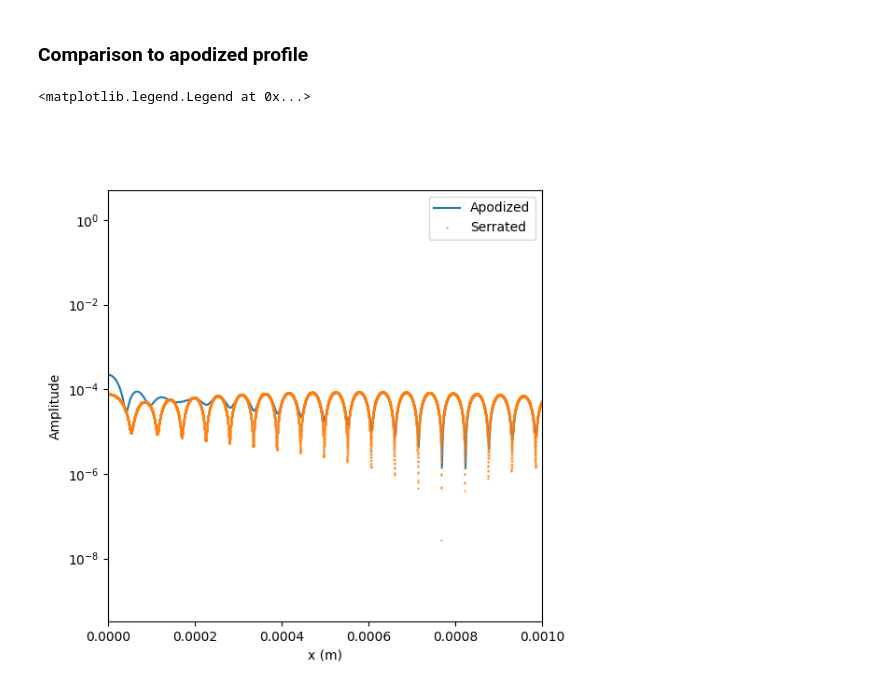
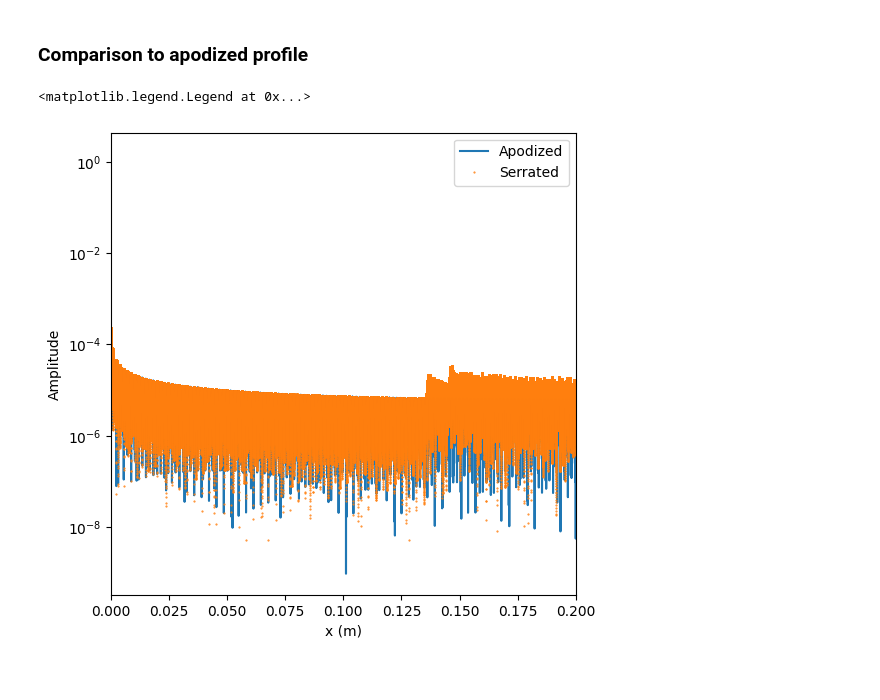
Before and after one commit to simon-prunet/polyFT, a Jupyter notebook: doFr.ipynb, the cells around one changed output. Saved outputs shown, nothing was run; the diff lists cells and outputs as text; code cells hidden in the pictures.

```diff
--- a/doFr.ipynb
+++ b/doFr.ipynb
@@ -215,21 +216,21 @@ mat_data = read_mat(matfile)
 x = mat_data['Axe']
 apodized = mat_data['FresnelAPOD'] # Linear apodization between 0.71 and 0.76 metres
 # Read serrated profile with same radius.
-npz_data = np.load('Serrated_Claude_radius_npetals_2048.npz')
+npz_data = np.load('Serrated_Claude_radius_npetals_8192.npz')
 xx = npz_data['arr_0'][:, 0]
 serrated = npz_data['arr_1']
 if (not np.allclose(x,xx)):
     raise ValueError("x and xx are not the same!")
 # %%
 fig, ax = plt.subplots(ncols=1, nrows=1, figsize=(6,6))
-ax.plot(x[0:10000], np.abs(apodized[0:10000]), label='Apodized')
-ax.plot(xx[0:10000], np.abs(serrated[0:10000]), '.',label='Serrated',markersize=1)
+ax.plot(x, np.abs(apodized), label='Apodized')
+ax.plot(xx, np.abs(serrated), '.',label='Serrated',markersize=1)
 ax.set_yscale('log')
 ax.set_xlabel('x (m)')
 ax.set_ylabel('Amplitude')
-ax.set_xlim([0.0, 0.001])
+ax.set_xlim([0., 0.20])
 ax.legend()
 # %% [output]
 <matplotlib.legend.Legend at 0x...>
-[figure, old version]
+[figure, new version]
 # %%
```
Also changed, not shown: parts of 2 cells of this notebook.
